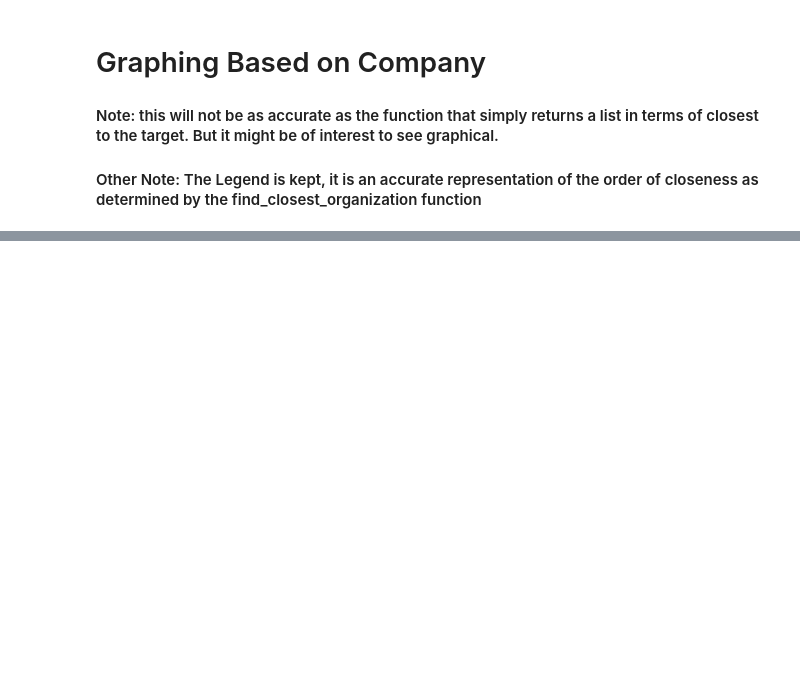
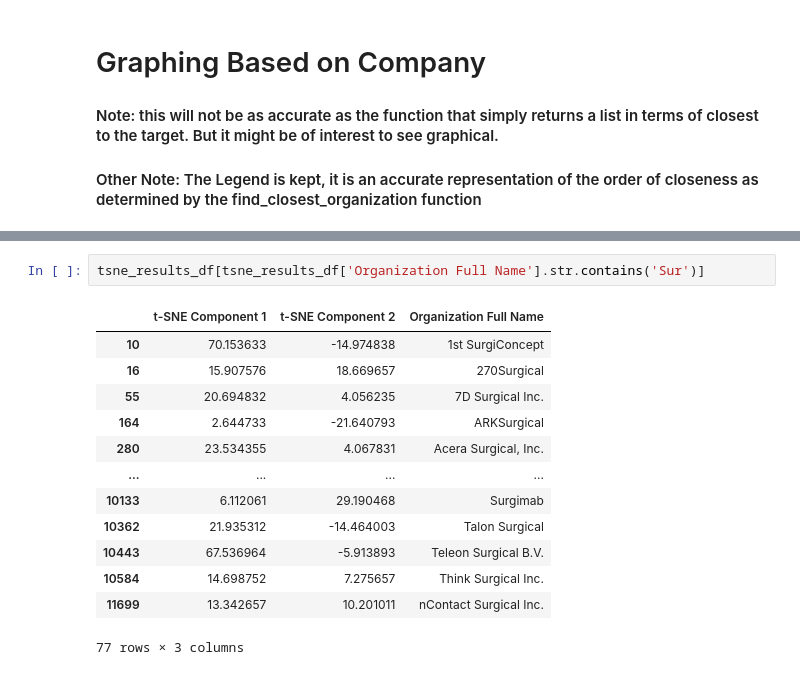
Before and after one commit to Noob1701/Clin_Trials_Clustering, a Jupyter notebook: ClinTrials_Clustering.ipynb, the cells around one changed output, grey strips where cells are left out. Saved outputs shown, nothing was run; the diff lists cells and outputs as text; blank space fills up the shorter version.

```diff
--- a/ClinTrials_Clustering.ipynb
+++ b/ClinTrials_Clustering.ipynb
@@ -567,2 +574,18 @@ plot_closest_organizations('Sarepta')
 # %% [output]
 [interactive output not drawn]
+# %%
+tsne_results_df[tsne_results_df['Organization Full Name'].str.contains('Sur')]
+# %% [output]
+|  | t-SNE Component 1 | t-SNE Component 2 | Organization Full Name |
+| 10 | 70.153633 | -14.974838 | 1st SurgiConcept |
+| 16 | 15.907576 | 18.669657 | 270Surgical |
+| 55 | 20.694832 | 4.056235 | 7D Surgical Inc. |
+| 164 | 2.644733 | -21.640793 | ARKSurgical |
+| 280 | 23.534355 | 4.067831 | Acera Surgical, Inc. |
+| ... | ... | ... | ... |
+| 10133 | 6.112061 | 29.190468 | Surgimab |
+| 10362 | 21.935312 | -14.464003 | Talon Surgical |
+| 10443 | 67.536964 | -5.913893 | Teleon Surgical B.V. |
+| 10584 | 14.698752 | 7.275657 | Think Surgical Inc. |
+| 11699 | 13.342657 | 10.201011 | nContact Surgical Inc. |
+77 rows × 3 columns
```
Also changed, not shown: parts of 6 cells of this notebook.
